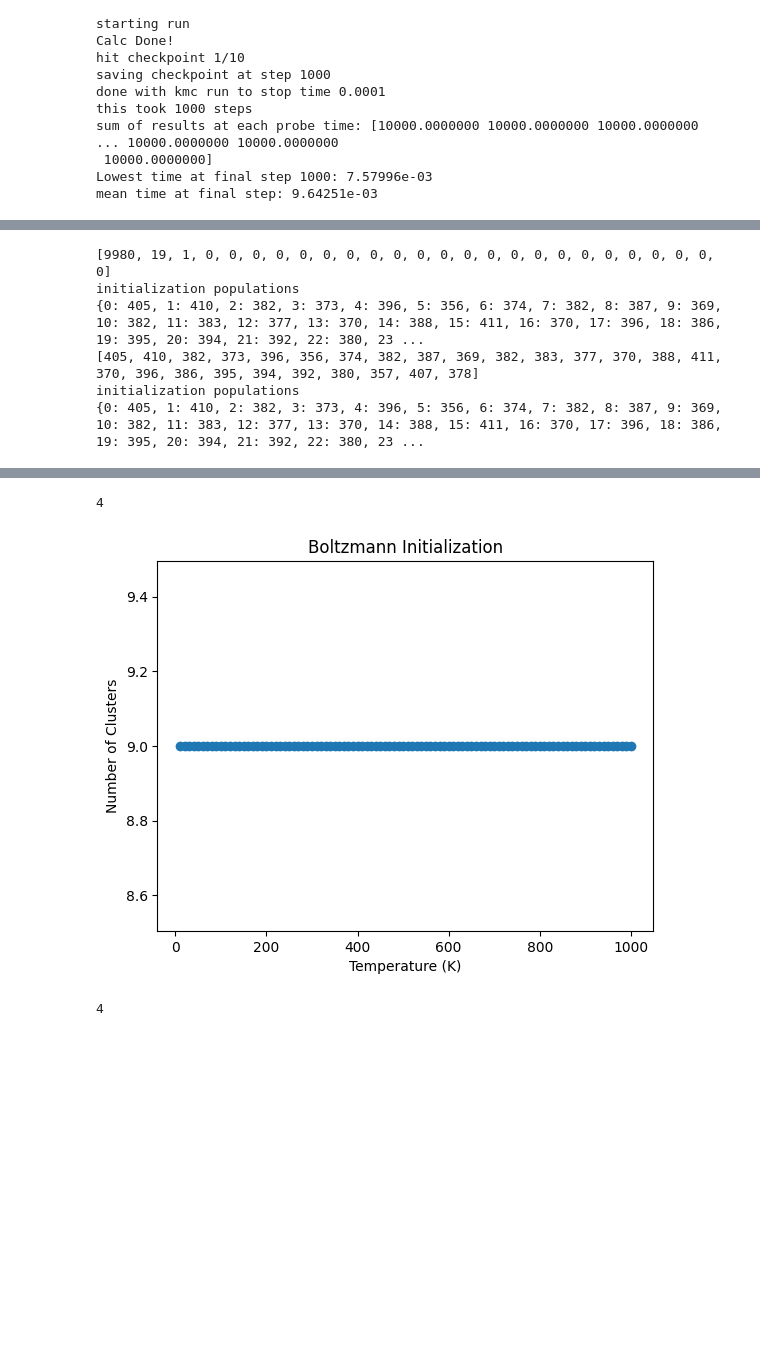
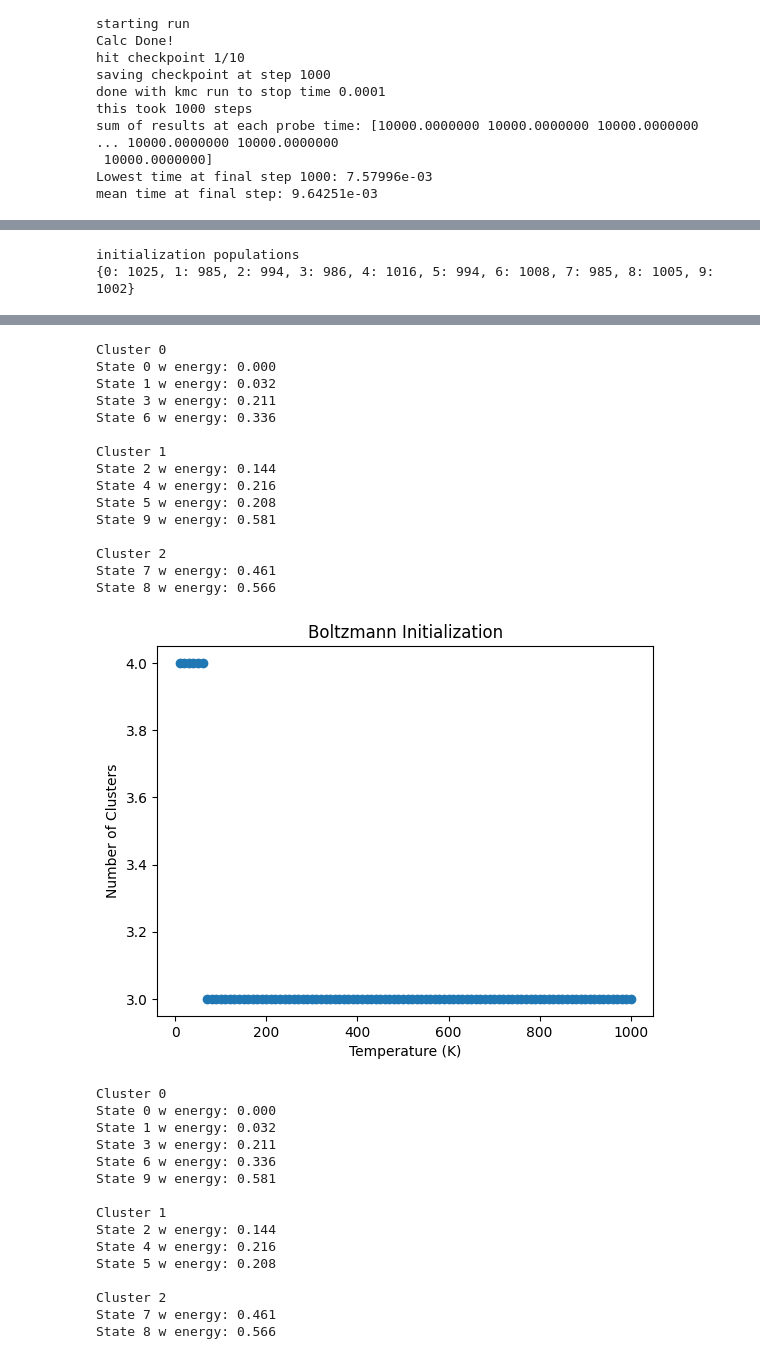
Before and after one commit to santi921/kmcluster, a Jupyter notebook: kmcluster/scripts/test_new.ipynb, the cells around one changed output, grey strips where cells are left out. Drawn from its saved outputs; the diff is of its cells as text; code cells hidden in the pictures; blank space fills up the shorter version.

```diff
--- a/kmcluster/scripts/test_new.ipynb
+++ b/kmcluster/scripts/test_new.ipynb
@@ -8,7 +8,7 @@ from kmcluster.core.data import sparse_to_mat, test_dataset_1, test_dataset_2
 
 
 #Pt4H3_all, Pt4H3_relE = test_dataset_2()
-Pt_H1_all, H1_E = test_dataset_2()
+Pt_H1_all, H1_E = test_dataset_1()
 energies_mat = sparse_to_mat(Pt_H1_all)
 
 T_kelvin = 100
@@ -203,35 +204,19 @@ visualise(G)
 # %%
+from kmcluster.core.data import nice_print_clusters, energy_to_rates
 from sklearn.cluster import AffinityPropagation
 import statistics as st
+import matplotlib.pyplot as plt
 
-kb = 8.617 * 10 ** (-5)
 init_boltz = boltz(energies=H1_E, T=temp_boltz, size=10000)
 init_random = random_init(10000, energies_mat.shape[0])
-print(init_boltz.get_init_populations())
-print(init_random.get_init_populations())
 
-def energy_to_log_rates_reciprocal(energies, temp, scale=1000):
-    """
-    convert energies to rates
-    """
-    rates = np.zeros(energies.shape)
-    for i in range(len(energies)):
-        for j in range(len(energies)):
-            if energies[i][j]  != 0:
-                #rates[i][j] = scale * energies[i][j] / (kb * temp)
-                rates[i][j] = (temp * kb / (4.1357 * 10**-15)) * np.exp(-energies[i][j] / (kb * temp))
-
-    return rates
-
-
-def temp_sweep_and_plot(energies_mat, min_temp=10, max_temp=1000, num_temps=100, pref = None, title=None):
+def temp_sweep_and_plot(energies_mat, min_temp=10, max_temp=1000, num_temps=100, pref = None, title=None, ret_ap=False):
     list_clusters = []
     list_temps = []
     top_cluster_list = []
 
     for temp in np.linspace(min_temp, max_temp, num_temps):
-        rate_mat = energy_to_log_rates_reciprocal(energies_mat, temp, scale=1)
-        #affinity_mat = dist_to_affinity(rate_mat)
+        rate_mat = energy_to_rates(energies_mat, temp, scale=1)
         ap = AffinityPropagation(affinity='precomputed',
                                  max_iter=10000,
                                  preference=pref).fit(rate_mat)
@@ -258,14 +243,14 @@ def temp_sweep_and_plot(energies_mat, min_temp=10, max_temp=1000, num_temps=100,
     # get the most common index
     #np.mode(ap.labels_)
     n_top_cluster = st.mode(ap.labels_)
-    print(len(np.where(ap.labels_ == n_top_cluster)[0]))
+    if ret_ap:
+        return ap
 
-temp_sweep_and_plot(energies_mat, pref=init_random.get_init_populations(), title="Random Initialization")
-temp_sweep_and_plot(energies_mat, pref=init_boltz.get_init_populations(), title="Boltzmann Initialization")
+
+ap_rand = temp_sweep_and_plot(energies_mat, pref=init_random.get_init_populations(), title="Random Initialization", ret_ap=True)
+nice_print_clusters(ap_rand, H1_E)
+ap_boltz = temp_sweep_and_plot(energies_mat, pref=init_boltz.get_init_populations(), title="Boltzmann Initialization", ret_ap=True)
+nice_print_clusters(ap_boltz, H1_E)
 # %% [output]
-[9980, 19, 1, 0, 0, 0, 0, 0, 0, 0, 0, 0, 0, 0, 0, 0, 0, 0, 0, 0, 0, 0, 0, 0, 0, 0]
 initialization populations
-{0: 405, 1: 410, 2: 382, 3: 373, 4: 396, 5: 356, 6: 374, 7: 382, 8: 387, 9: 369, 10: 382, 11: 383, 12: 377, 13: 370, 14: 388, 15: 411, 16: 370, 17: 396, 18: 386, 19: 395, 20: 394, 21: 392, 22: 380, 23 ...
-[405, 410, 382, 373, 396, 356, 374, 382, 387, 369, 382, 383, 377, 370, 388, 411, 370, 396, 386, 395, 394, 392, 380, 357, 407, 378]
-initialization populations
-{0: 405, 1: 410, 2: 382, 3: 373, 4: 396, 5: 356, 6: 374, 7: 382, 8: 387, 9: 369, 10: 382, 11: 383, 12: 377, 13: 370, 14: 388, 15: 411, 16: 370, 17: 396, 18: 386, 19: 395, 20: 394, 21: 392, 22: 380, 23 ...
+{0: 1025, 1: 985, 2: 994, 3: 986, 4: 1016, 5: 994, 6: 1008, 7: 985, 8: 1005, 9: 1002}
@@ -273,3 +258,31 @@ initialization populations
-4
+Cluster 0
+State 0 w energy: 0.000
+State 1 w energy: 0.032
+State 3 w energy: 0.211
+State 6 w energy: 0.336
+
+Cluster 1
+State 2 w energy: 0.144
+State 4 w energy: 0.216
+State 5 w energy: 0.208
+State 9 w energy: 0.581
+
+Cluster 2
+State 7 w energy: 0.461
+State 8 w energy: 0.566
-[figure, old version]
+[figure, new version]
-4
+Cluster 0
+State 0 w energy: 0.000
+State 1 w energy: 0.032
+State 3 w energy: 0.211
+State 6 w energy: 0.336
+State 9 w energy: 0.581
+
+Cluster 1
+State 2 w energy: 0.144
+State 4 w energy: 0.216
+State 5 w energy: 0.208
+
+Cluster 2
+State 7 w energy: 0.461
+State 8 w energy: 0.566
```
Also changed, not shown: parts of 3 cells of this notebook, 1 other file.
